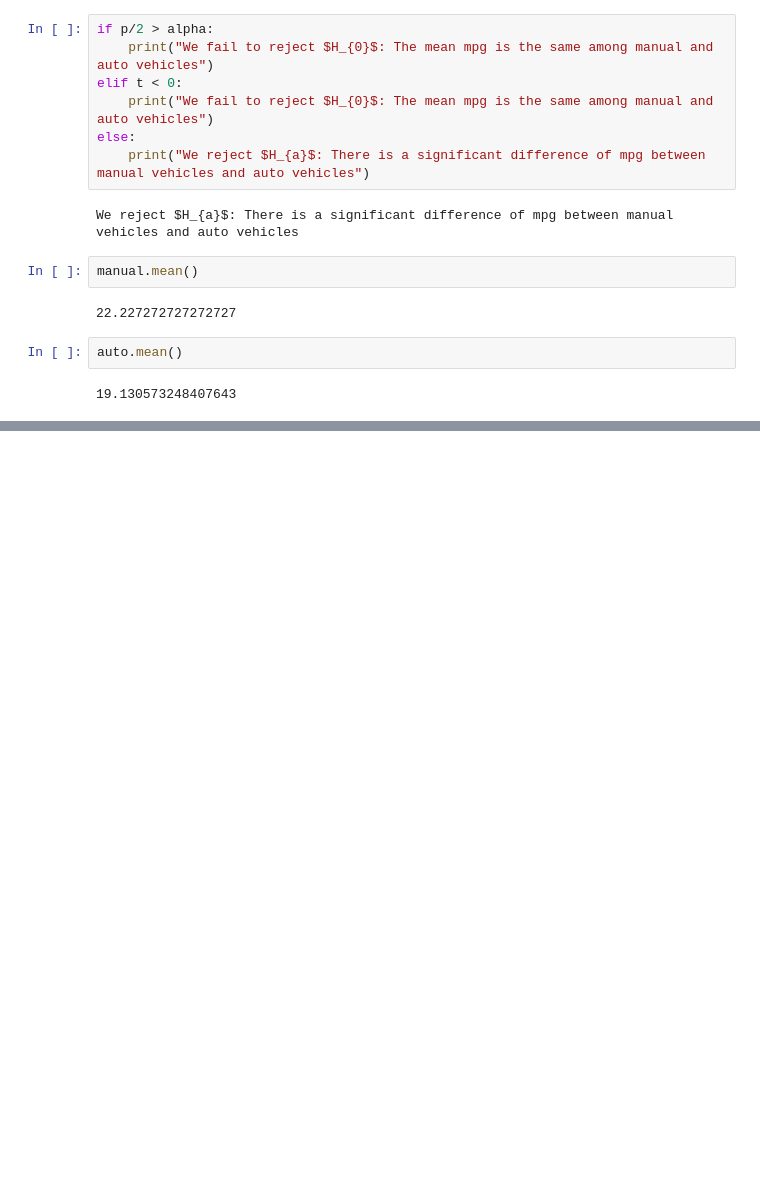
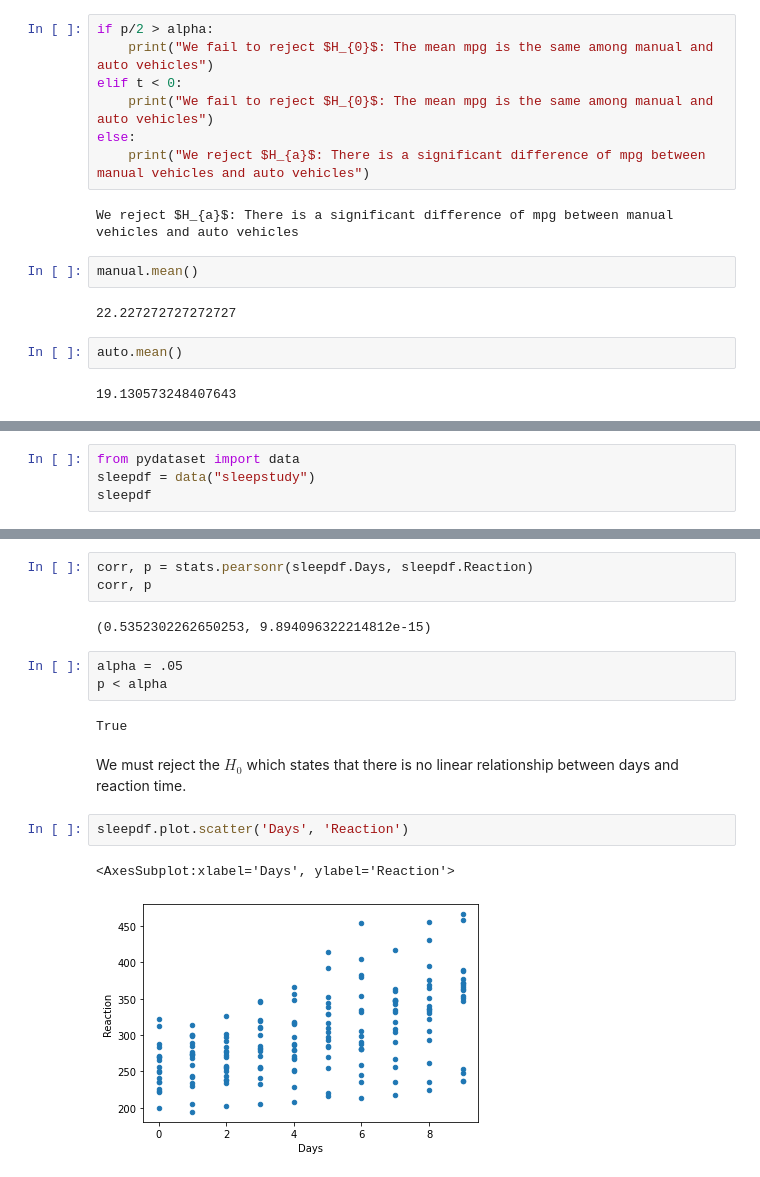
Before and after one commit to Jason-Tellez/statistics-exercises, a Jupyter notebook: hypothesis_testing.ipynb, the cells around one changed output, grey strips where cells are left out. Drawn from its saved outputs; the diff is of its cells as text; blank space fills up the shorter version.

```diff
--- a/hypothesis_testing.ipynb
+++ b/hypothesis_testing.ipynb
@@ -385,0 +595,4 @@ auto.mean()
+# %%
+from pydataset import data
+sleepdf = data("sleepstudy")
+sleepdf
@@ -385,0 +651,17 @@ auto.mean()
+# %%
+corr, p = stats.pearsonr(sleepdf.Days, sleepdf.Reaction)
+corr, p
+# %% [output]
+(0.5352302262650253, 9.894096322214812e-15)
+# %%
+alpha = .05
+p < alpha
+# %% [output]
+True
+# %% [markdown]
+We must reject the $H_{0}$ which states that there is no linear relationship between days and reaction time.
+# %%
+sleepdf.plot.scatter('Days', 'Reaction')
+# %% [output]
+<AxesSubplot:xlabel='Days', ylabel='Reaction'>
+[figure, added]
```
Also changed, not shown: parts of 46 cells of this notebook.
